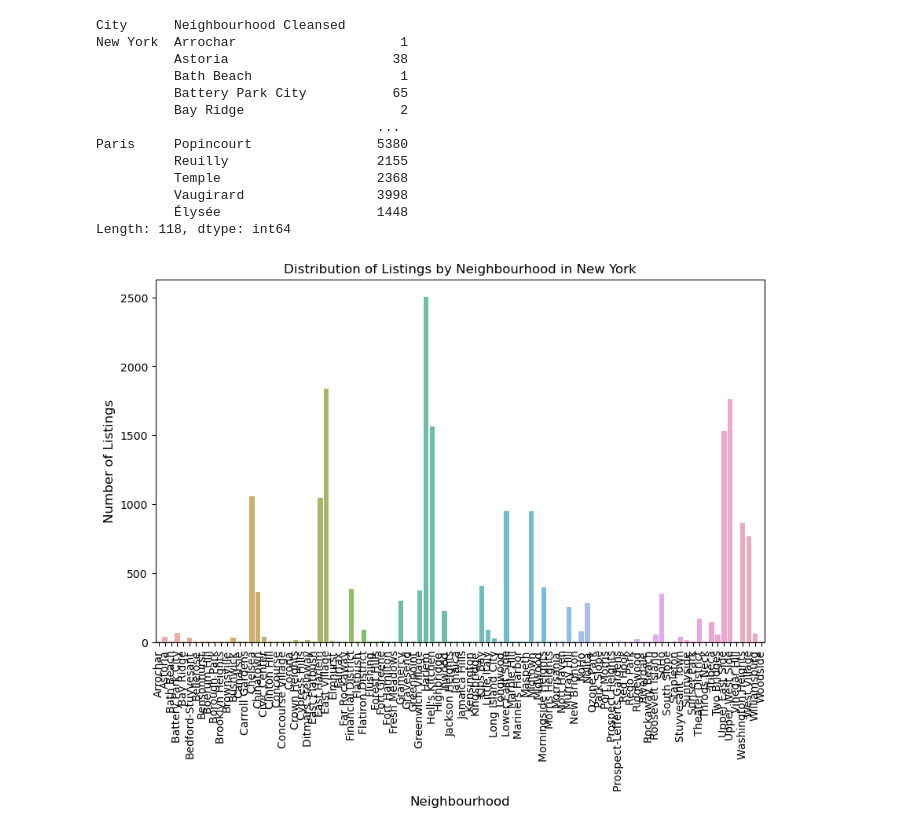
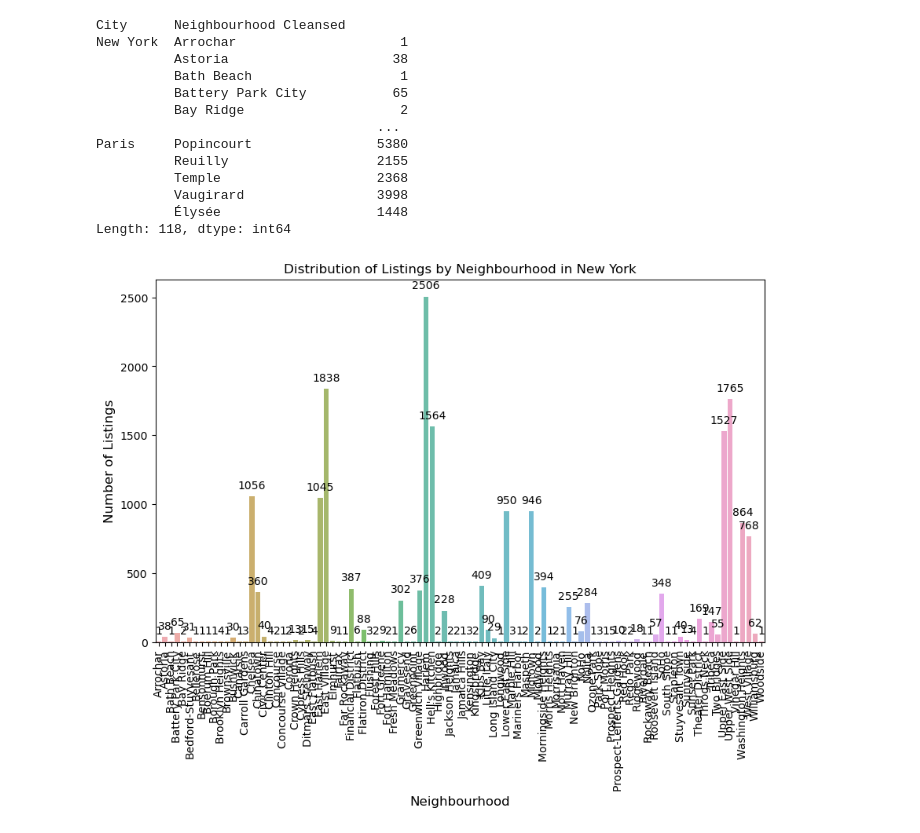
Before and after one commit to Simro25011/Paris_-_NY_Airbnbs---Prices-Prediction---XGBoost, a Jupyter notebook: Paris & New York City Airbnb - Prices Prediction.ipynb, the cells around one changed output. Saved outputs shown, nothing was run; the diff lists cells and outputs as text; code cells hidden in the pictures.

Commit message:
Add files via upload
added labels to my plots

```diff
--- a/Paris & New York City Airbnb - Prices Prediction.ipynb
+++ b/Paris & New York City Airbnb - Prices Prediction.ipynb
@@ -1454,15 +1454,28 @@ Paris     Popincourt                5380
           Élysée                    1448
 Length: 118, dtype: int64
 # %%
+import matplotlib.patches as patches
+
 # let's assume you want to visualize for the city "New York"
 ny_neighbourhood_counts = city_neighbourhood_counts['New York']
 
 plt.figure(figsize=(10,6))
-sns.barplot(x=ny_neighbourhood_counts.index, y=ny_neighbourhood_counts.values, alpha=0.8)
+barplot = sns.barplot(x=ny_neighbourhood_counts.index, y=ny_neighbourhood_counts.values, alpha=0.8)
 plt.title('Distribution of Listings by Neighbourhood in New York')
 plt.ylabel('Number of Listings', fontsize=12)
 plt.xlabel('Neighbourhood', fontsize=12)
 plt.xticks(rotation=90)
+
+ax = plt.gca()  # Get the current Axes instance
+
+# Adding labels to each bar
+for p in ax.patches:
+    ax.annotate(format(p.get_height(), '.0f'),
+                   (p.get_x() + p.get_width() / 2., p.get_height()),
+                   ha = 'center',
+                   va = 'center',
+                   xytext = (0, 10),
+                   textcoords = 'offset points')
 plt.show()
 # %% [output]
-[figure, old version]
+[figure, new version]
```
Also changed, not shown: parts of 69 cells of this notebook, 8 other files.
